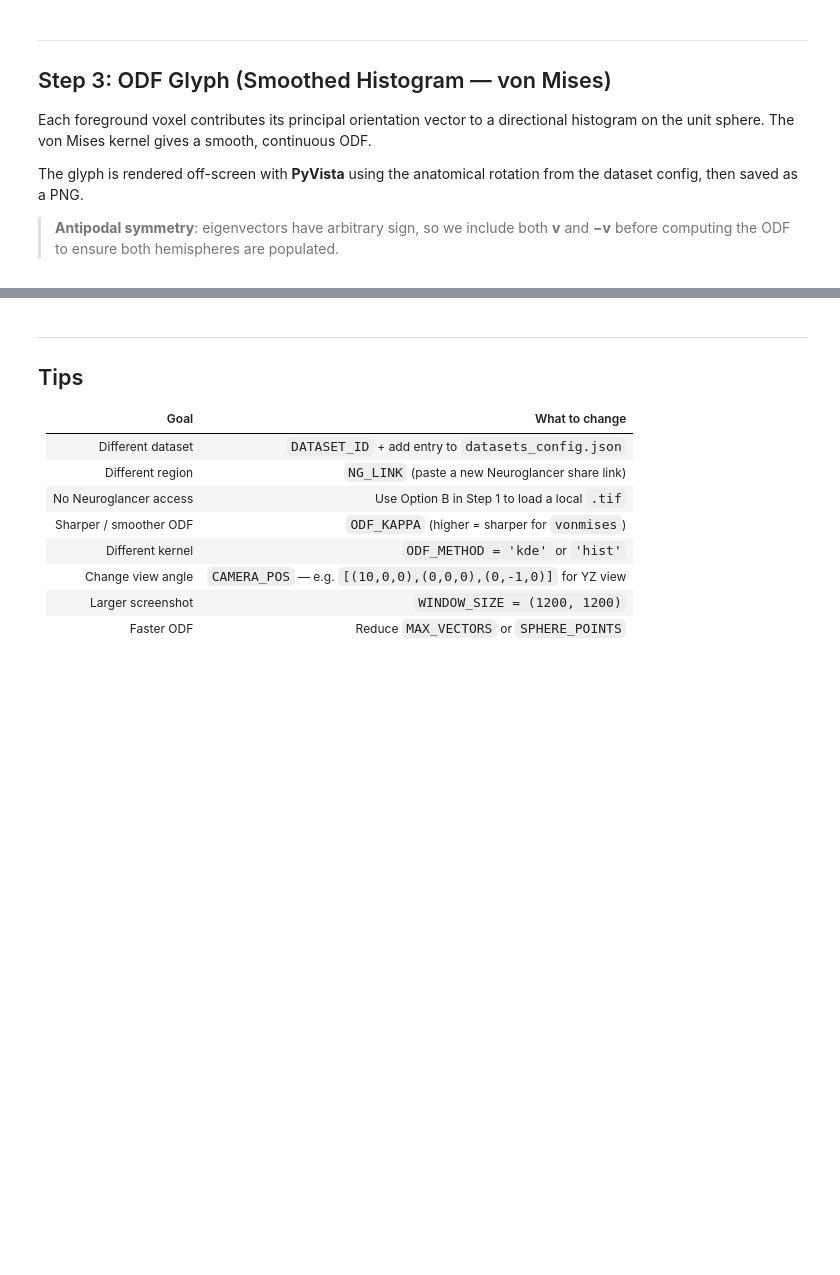
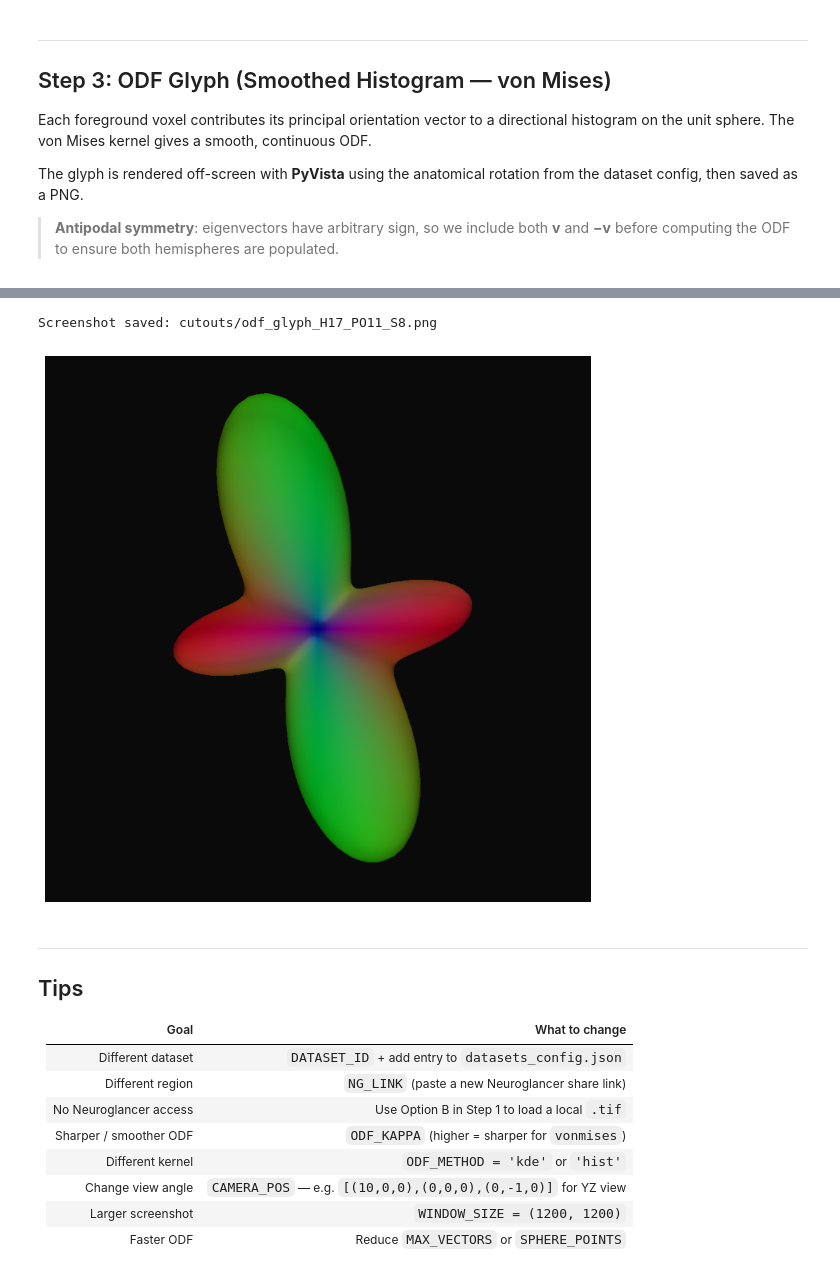
Before and after one commit to wanqingy/cutout-st-odf, a Jupyter notebook: notebooks/cutout_st_odf_glyph.ipynb, the cells around one changed output, grey strips where cells are left out. Drawn from its saved outputs; the diff is of its cells as text; code cells hidden in the pictures; blank space fills up the shorter version.

```diff
--- a/notebooks/cutout_st_odf_glyph.ipynb
+++ b/notebooks/cutout_st_odf_glyph.ipynb
@@ -228,4 +343,5 @@ print(f'GFA : {gfa:.4f}')
 # %%
+
 # ── 1. Build glyph mesh in anatomical orientation ────────────────────────────────────────────
 rot_verts = apply_anatomical_rotation(sphere.vertices, ANATOMICAL_ROTATION)
 
@@ -235,49 +351,48 @@ values_norm   = values_clipped / vmax if vmax > 0 else values_clipped
 
 verts = rot_verts * (values_norm * GLYPH_SCALE)[:, None]
 
-# Direction-encoded RGB colours (derived from rotated sphere vertices)
-abs_cv = np.abs(rot_verts)
-max_cv = abs_cv.max(axis=1, keepdims=True)
-max_cv[max_cv == 0] = 1
-rgb = abs_cv / max_cv
+# Direction-encoded RGB colours — use absolute values of the unit-sphere
+# vertices in anatomical space, then reorder channels per DEC_RGB_ORDER so
+# the glyph colours match the DEC images produced in Step 2.
+# rot_verts are on the unit sphere (|v|=1), so |x|,|y|,|z| ∈ [0,1] directly.
+rgb = np.abs(rot_verts)[:, DEC_RGB_ORDER]   # shape (N, 3), values in [0, 1]
 
 # Build PyVista PolyData
 if sphere.faces.ndim > 1:
     faces_padded = np.column_stack(
         [np.full(sphere.faces.shape[0], 3), sphere.faces]
     ).ravel()
 else:
     faces_padded = sphere.faces
 
 odf_mesh = pv.PolyData(verts, faces=faces_padded)
 odf_mesh['colors'] = rgb
 
 # ── 2. Render ────────────────────────────────────────────────────────────────────────────
 plotter = pv.Plotter(window_size=WINDOW_SIZE, off_screen=True)
 plotter.set_background('#0a0a0a')
 plotter.add_mesh(
     odf_mesh, scalars='colors', rgb=True,
     opacity=0.85, smooth_shading=True,
 )
-plotter.add_text(
-    f'{DATASET_ID} | {ODF_METHOD} κ={ODF_KAPPA} | GFA={gfa:.3f}',
-    font_size=10, position='upper_edge', color='white',
-)
-plotter.add_axes()
+
 plotter.camera_position = CAMERA_POS
 plotter.camera.zoom(0.8)
 
 SCREENSHOT_PNG.parent.mkdir(parents=True, exist_ok=True)
 plotter.screenshot(str(SCREENSHOT_PNG))
 print(f'Screenshot saved: {SCREENSHOT_PNG}')
 
 # ── 3. Display inline ───────────────────────────────────────────────────────────────────
 plt.figure(figsize=(8, 8))
 plt.imshow(np.array(Image.open(SCREENSHOT_PNG)))
 plt.axis('off')
-plt.title(f'ODF Glyph — {DATASET_ID}', fontsize=13)
+# plt.title(f'ODF Glyph — {DATASET_ID}', fontsize=13)
 plt.tight_layout()
 plt.show()
+# %% [output]
+Screenshot saved: cutouts/odf_glyph_H17_PO11_S8.png
+[figure, added]
 # %% [markdown]
 ---
 ## Tips
```
Also changed, not shown: parts of 12 cells of this notebook, 6 other files.
